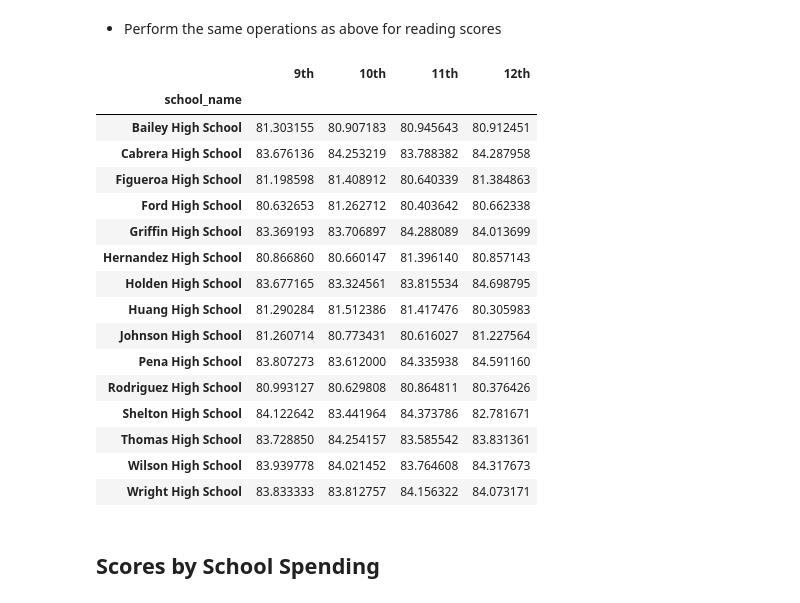
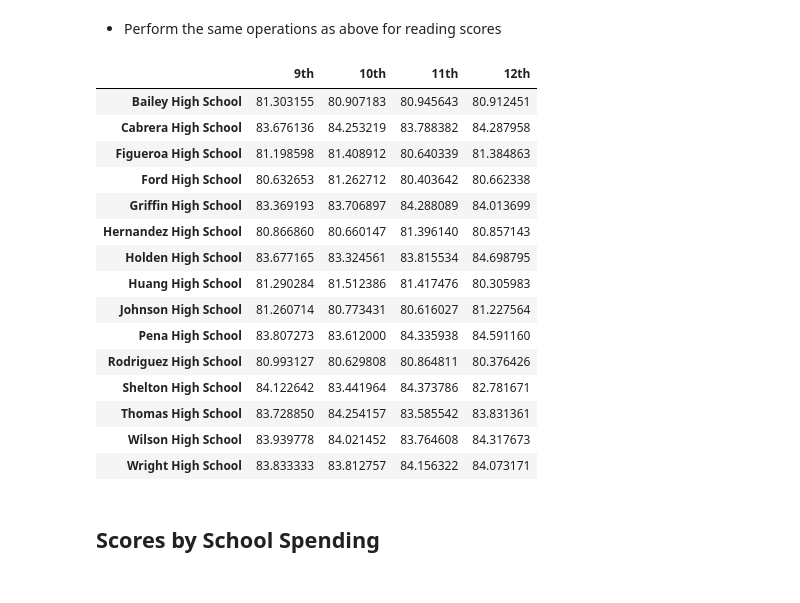
Before and after one commit to kguralpdx/pandas-challenge, a Jupyter notebook: PyCitySchools/PyCitySchools_starter.ipynb, the cells around one changed output. Saved outputs shown, nothing was run; the diff lists cells and outputs as text; code cells hidden in the pictures.

```diff
--- a/PyCitySchools/PyCitySchools_starter.ipynb
+++ b/PyCitySchools/PyCitySchools_starter.ipynb
@@ -246,32 +265,38 @@ math_score_df
 # %%
 # Create a new dataframe to just hold the columns of data needed
 reading_score_grades_df = school_data_complete[["school_name", "grade", "reading_score"]]
 
 # Create series for each grade level
 reading_score_9th = reading_score_grades_df.loc[reading_score_grades_df["grade"] == "9th"]
 reading_score_10th = reading_score_grades_df.loc[reading_score_grades_df["grade"] == "10th"]
 reading_score_11th = reading_score_grades_df.loc[reading_score_grades_df["grade"] == "11th"]
 reading_score_12th = reading_score_grades_df.loc[reading_score_grades_df["grade"] == "12th"]
 
 # Grouping by school, calculate each school's average reading score
 reading_score_grp_9th = reading_score_9th.groupby("school_name")["reading_score"].mean()
 reading_score_grp_10th = reading_score_10th.groupby("school_name")["reading_score"].mean()
 reading_score_grp_11th = reading_score_11th.groupby("school_name")["reading_score"].mean()
 reading_score_grp_12th = reading_score_12th.groupby("school_name")["reading_score"].mean()
 
 # Create the final dataframe
 reading_score_df = pd.DataFrame(reading_score_grp_9th)
 reading_score_df["10th"] = reading_score_grp_10th
 reading_score_df["11th"] = reading_score_grp_11th
 reading_score_df["12th"] = reading_score_grp_12th
 
 # Rename the reading_score column to 9th
 reading_score_df = reading_score_df.rename(columns={"reading_score":"9th"})
 
+# Format the row and column headings
+col_head = dict(selector=".row_heading", props=[("text-align", "left")])
+row_head = dict(selector=".col_heading", props=[("text-align", "left")])
+
+reading_score_df = reading_score_df.style.set_table_styles([row_head,col_head])
+reading_score_df.index.name = None
+
 reading_score_df
 # %% [output]
 |  | 9th | 10th | 11th | 12th |
-| school_name |  |  |  |  |
 | Bailey High School | 81.303155 | 80.907183 | 80.945643 | 80.912451 |
 | Cabrera High School | 83.676136 | 84.253219 | 83.788382 | 84.287958 |
 | Figueroa High School | 81.198598 | 81.408912 | 80.640339 | 81.384863 |
```
Also changed, not shown: parts of 7 cells of this notebook, 1 other file.
